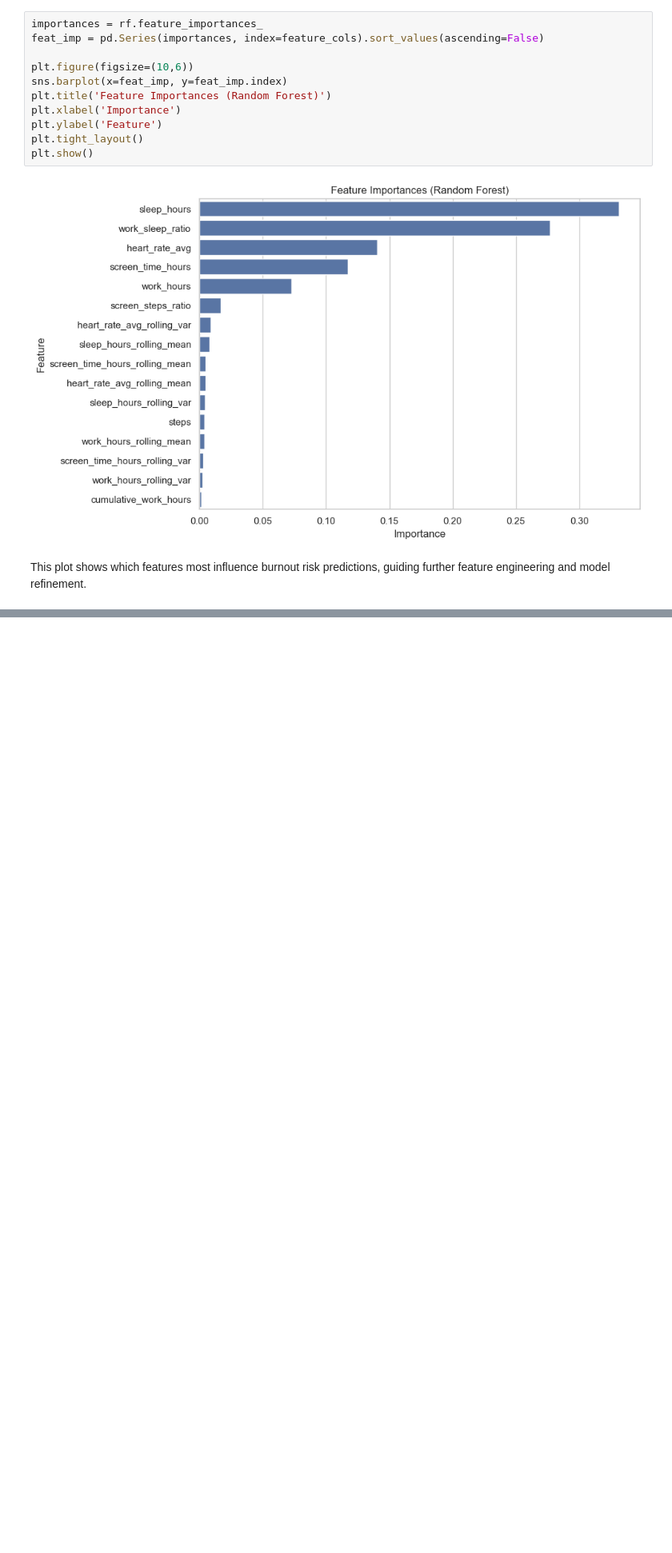
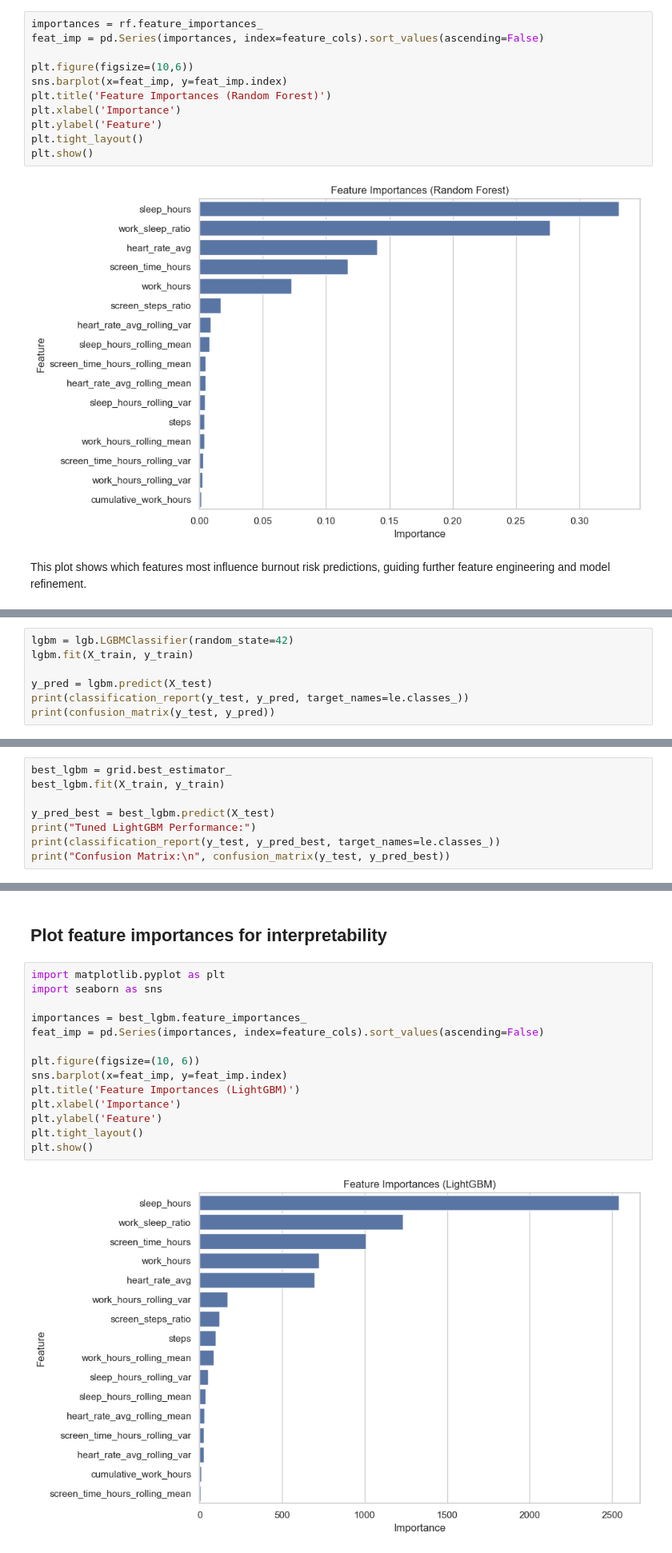
Before and after one commit to BaghCodes/mental-health-burnout-detection, a Jupyter notebook: BurnoutDetectionSystem.ipynb, the cells around one changed output, grey strips where cells are left out. Shown at 80% size. Saved outputs shown, nothing was run; the diff lists cells and outputs as text; blank space fills up the shorter version.

```diff
--- a/BurnoutDetectionSystem.ipynb
+++ b/BurnoutDetectionSystem.ipynb
@@ -249,0 +252,7 @@ This plot shows which features most influence burnout risk predictions, guiding
+# %%
+lgbm = lgb.LGBMClassifier(random_state=42)
+lgbm.fit(X_train, y_train)
+
+y_pred = lgbm.predict(X_test)
+print(classification_report(y_test, y_pred, target_names=le.classes_))
+print(confusion_matrix(y_test, y_pred))
@@ -249,0 +336,8 @@ This plot shows which features most influence burnout risk predictions, guiding
+# %%
+best_lgbm = grid.best_estimator_
+best_lgbm.fit(X_train, y_train)
+
+y_pred_best = best_lgbm.predict(X_test)
+print("Tuned LightGBM Performance:")
+print(classification_report(y_test, y_pred_best, target_names=le.classes_))
+print("Confusion Matrix:\n", confusion_matrix(y_test, y_pred_best))
@@ -249,0 +376,18 @@ This plot shows which features most influence burnout risk predictions, guiding
+# %% [markdown]
+## Plot feature importances for interpretability
+# %%
+import matplotlib.pyplot as plt
+import seaborn as sns
+
+importances = best_lgbm.feature_importances_
+feat_imp = pd.Series(importances, index=feature_cols).sort_values(ascending=False)
+
+plt.figure(figsize=(10, 6))
+sns.barplot(x=feat_imp, y=feat_imp.index)
+plt.title('Feature Importances (LightGBM)')
+plt.xlabel('Importance')
+plt.ylabel('Feature')
+plt.tight_layout()
+plt.show()
+# %% [output]
+[figure, added]
```
Also changed, not shown: parts of 13 cells of this notebook.
